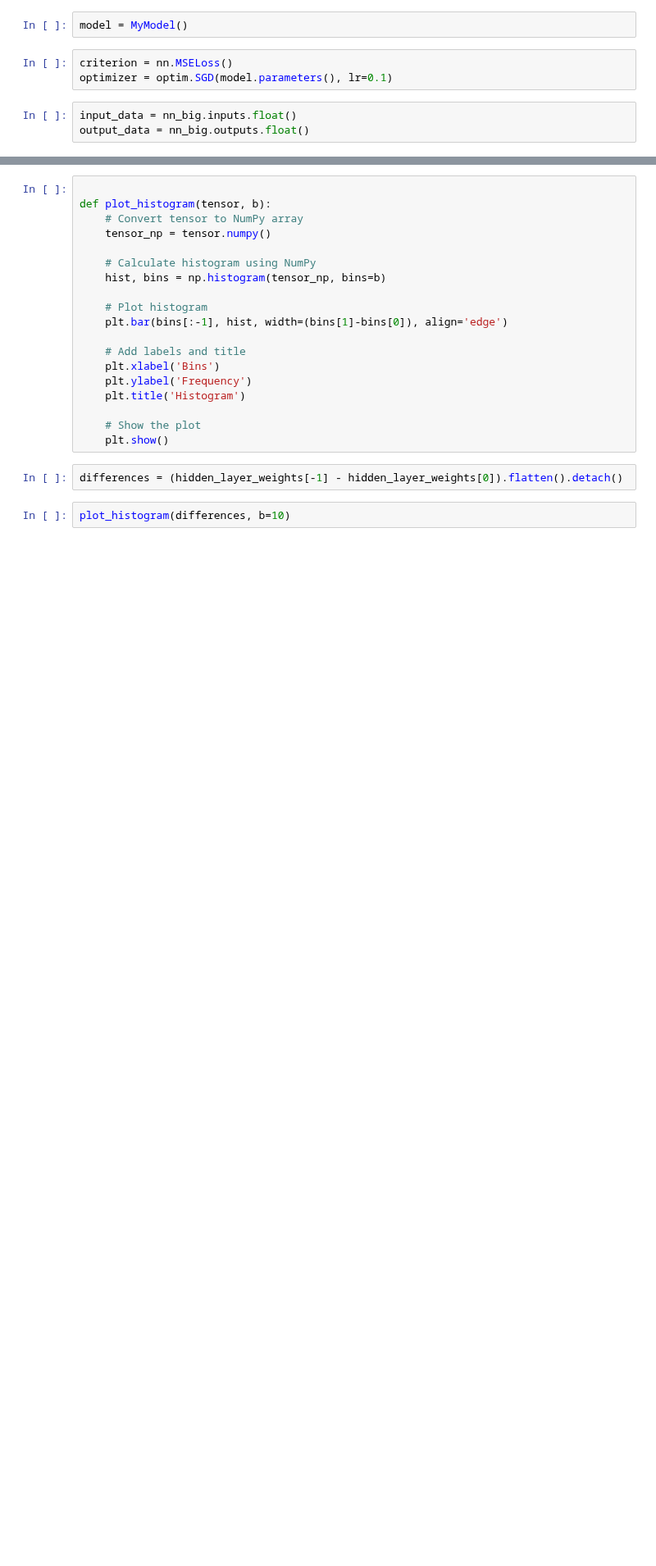
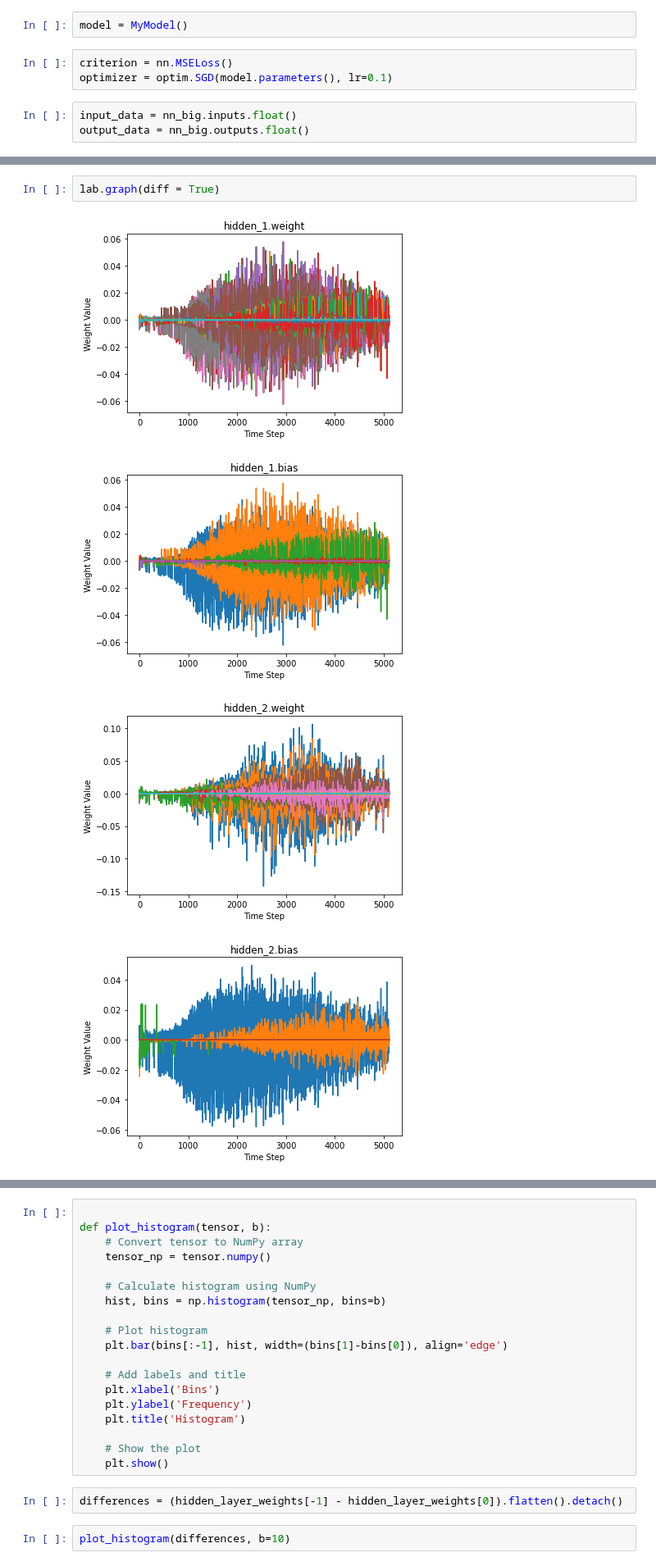
Before and after one commit to dallingordon/LABNET, a Jupyter notebook: labnet_implementation.ipynb, the cells around one changed output, grey strips where cells are left out. Shown at 82% size. Saved outputs shown, nothing was run; the diff lists cells and outputs as text; blank space fills up the shorter version.

```diff
--- a/labnet_implementation.ipynb
+++ b/labnet_implementation.ipynb
@@ -239,0 +208,7 @@ plt.show()
+# %%
+lab.graph(diff = True)
+# %% [output]
+[figure, added]
+[figure, added]
+[figure, added]
+[figure, added]
```
Also changed, not shown: parts of 17 cells of this notebook, 1 other file.
